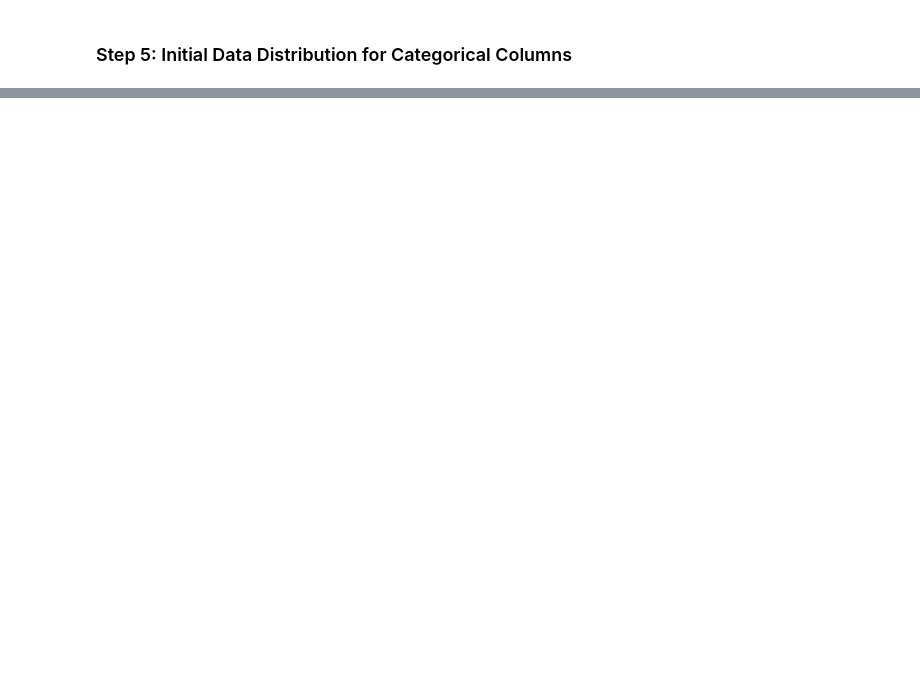
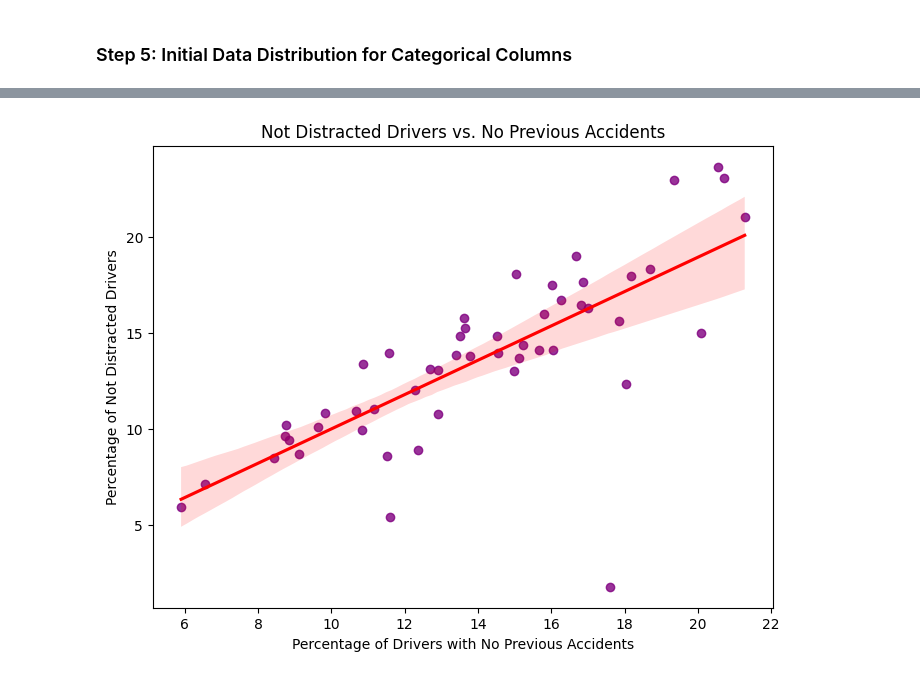
Before and after one commit to dgraves4/datafun-06-eda, a Jupyter notebook: dgraves_eda.ipynb, the cells around one changed output, grey strips where cells are left out. Drawn from its saved outputs; the diff is of its cells as text; code cells hidden in the pictures; blank space fills up the shorter version.

```diff
--- a/dgraves_eda.ipynb
+++ b/dgraves_eda.ipynb
@@ -126,0 +158,9 @@ for col in df.select_dtypes(include=['object', 'category']).columns:
+# %%
+plt.figure(figsize=(8, 6))
+sns.regplot(x='no_previous', y='not_distracted', data=df, scatter_kws={'color': 'purple'}, line_kws={'color': 'red'})
+plt.title('Not Distracted Drivers vs. No Previous Accidents')
+plt.xlabel('Percentage of Drivers with No Previous Accidents')
+plt.ylabel('Percentage of Not Distracted Drivers')
+plt.show()
+# %% [output]
+[figure, added]
```
Also changed, not shown: parts of 18 cells of this notebook.
